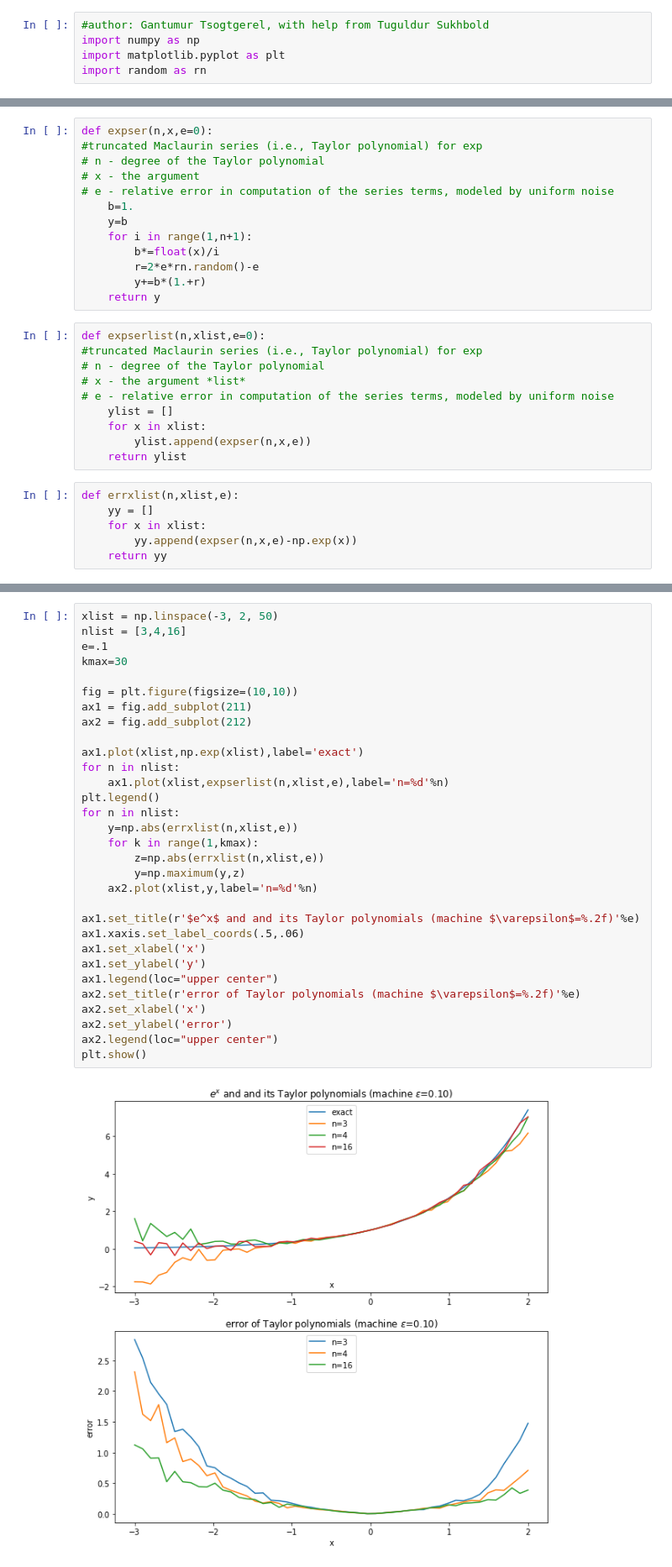
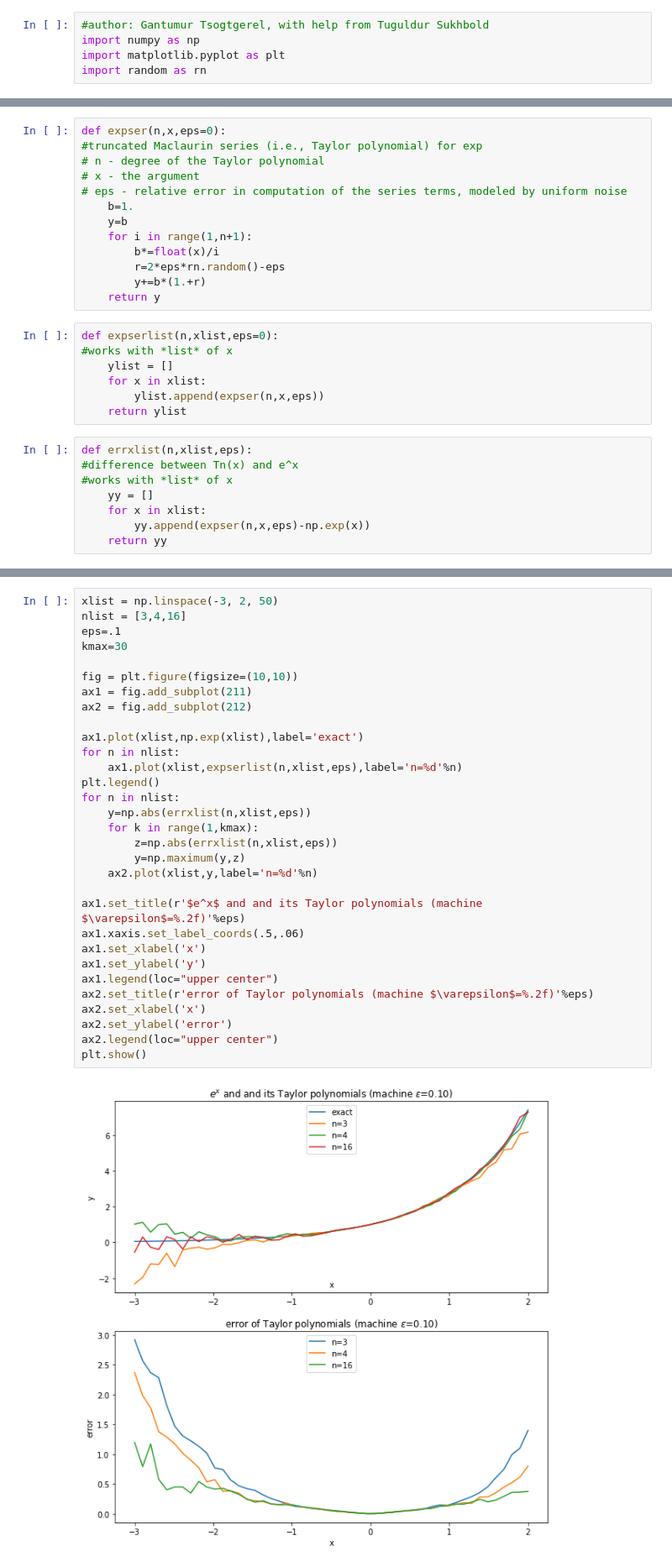
Before and after one commit to m4wright/power, a Jupyter notebook: power.ipynb, the cells around one changed output, grey strips where cells are left out. Shown at 84% size. Drawn from its saved outputs; the diff is of its cells as text.

```diff
--- a/power.ipynb
+++ b/power.ipynb
@@ -6,31 +32,30 @@ import random as rn
 # %%
-def expser(n,x,e=0):
+def expser(n,x,eps=0):
 #truncated Maclaurin series (i.e., Taylor polynomial) for exp
 # n - degree of the Taylor polynomial
 # x - the argument
-# e - relative error in computation of the series terms, modeled by uniform noise
+# eps - relative error in computation of the series terms, modeled by uniform noise
     b=1.
     y=b
     for i in range(1,n+1):
         b*=float(x)/i
-        r=2*e*rn.random()-e
+        r=2*eps*rn.random()-eps
         y+=b*(1.+r)
     return y
 # %%
-def expserlist(n,xlist,e=0):
-#truncated Maclaurin series (i.e., Taylor polynomial) for exp
-# n - degree of the Taylor polynomial
-# x - the argument *list*
-# e - relative error in computation of the series terms, modeled by uniform noise
+def expserlist(n,xlist,eps=0):
+#works with *list* of x
     ylist = []
     for x in xlist:
-        ylist.append(expser(n,x,e))
+        ylist.append(expser(n,x,eps))
     return ylist
 # %%
-def errxlist(n,xlist,e):
+def errxlist(n,xlist,eps):
+#difference between Tn(x) and e^x
+#works with *list* of x
     yy = []
     for x in xlist:
-        yy.append(expser(n,x,e)-np.exp(x))
+        yy.append(expser(n,x,eps)-np.exp(x))
     return yy
 # %%
 def errelist(n,x,elist):
@@ -47,36 +76,36 @@ def errnlist(nlist,x,e):
 # %%
 xlist = np.linspace(-3, 2, 50)
 nlist = [3,4,16]
-e=.1
+eps=.1
 kmax=30
 
 fig = plt.figure(figsize=(10,10))
 ax1 = fig.add_subplot(211)
 ax2 = fig.add_subplot(212)
 
 ax1.plot(xlist,np.exp(xlist),label='exact')
 for n in nlist:
-    ax1.plot(xlist,expserlist(n,xlist,e),label='n=%d'%n)
+    ax1.plot(xlist,expserlist(n,xlist,eps),label='n=%d'%n)
 plt.legend()
 for n in nlist:
-    y=np.abs(errxlist(n,xlist,e))
+    y=np.abs(errxlist(n,xlist,eps))
     for k in range(1,kmax):
-        z=np.abs(errxlist(n,xlist,e))
+        z=np.abs(errxlist(n,xlist,eps))
         y=np.maximum(y,z)
     ax2.plot(xlist,y,label='n=%d'%n)
 
-ax1.set_title(r'$e^x$ and and its Taylor polynomials (machine $\varepsilon$=%.2f)'%e)
+ax1.set_title(r'$e^x$ and and its Taylor polynomials (machine $\varepsilon$=%.2f)'%eps)
 ax1.xaxis.set_label_coords(.5,.06)
 ax1.set_xlabel('x')
 ax1.set_ylabel('y')
 ax1.legend(loc="upper center")
-ax2.set_title(r'error of Taylor polynomials (machine $\varepsilon$=%.2f)'%e)
+ax2.set_title(r'error of Taylor polynomials (machine $\varepsilon$=%.2f)'%eps)
 ax2.set_xlabel('x')
 ax2.set_ylabel('error')
 ax2.legend(loc="upper center")
 plt.show()
 # %% [output]
-[figure, old version]
+[figure, new version]
 # %%
 nlist = [3,4,9]
 elist = np.logspace(-3, -.5, 150)
```
Also changed, not shown: parts of 5 cells of this notebook.
